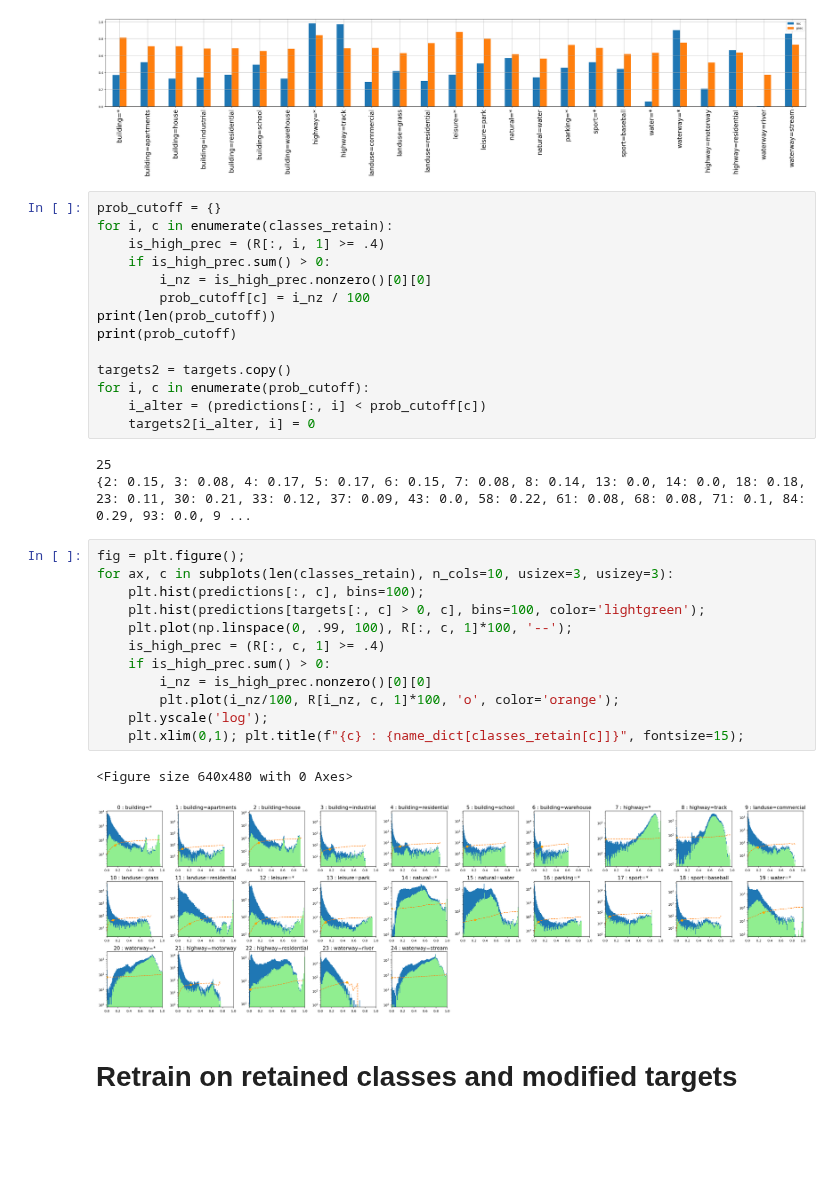
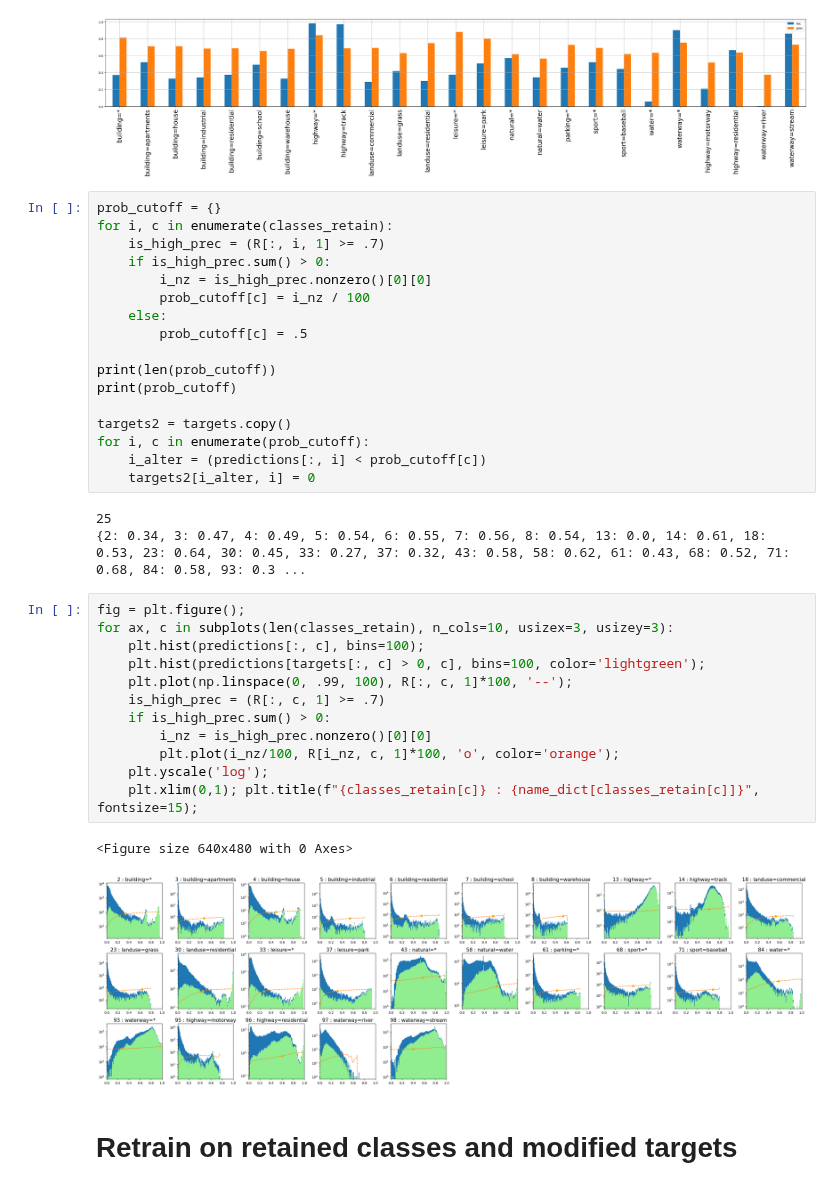
Before and after one commit to Clay-foundation/earth-text, a Jupyter notebook: notebooks/models/04b - MLC w instance relabeling.ipynb, the cells around one changed output. Saved outputs shown, nothing was run; the diff lists cells and outputs as text; blank space fills up the shorter version.

```diff
--- a/notebooks/models/04b - MLC w instance relabeling.ipynb
+++ b/notebooks/models/04b - MLC w instance relabeling.ipynb
@@ -487,10 +487,13 @@ ax.set_xticklabels(labels=(name_dict[classes_retain[i]] for i in range(len(class
 # %%
 prob_cutoff = {}
 for i, c in enumerate(classes_retain):
-    is_high_prec = (R[:, i, 1] >= .4)
+    is_high_prec = (R[:, i, 1] >= .7)
     if is_high_prec.sum() > 0:
         i_nz = is_high_prec.nonzero()[0][0]
         prob_cutoff[c] = i_nz / 100
+    else:
+        prob_cutoff[c] = .5
+
 print(len(prob_cutoff))
 print(prob_cutoff)
 
@@ -500,22 +503,22 @@ for i, c in enumerate(prob_cutoff):
     targets2[i_alter, i] = 0
 # %% [output]
 25
-{2: 0.15, 3: 0.08, 4: 0.17, 5: 0.17, 6: 0.15, 7: 0.08, 8: 0.14, 13: 0.0, 14: 0.0, 18: 0.18, 23: 0.11, 30: 0.21, 33: 0.12, 37: 0.09, 43: 0.0, 58: 0.22, 61: 0.08, 68: 0.08, 71: 0.1, 84: 0.29, 93: 0.0, 9 ...
+{2: 0.34, 3: 0.47, 4: 0.49, 5: 0.54, 6: 0.55, 7: 0.56, 8: 0.54, 13: 0.0, 14: 0.61, 18: 0.53, 23: 0.64, 30: 0.45, 33: 0.27, 37: 0.32, 43: 0.58, 58: 0.62, 61: 0.43, 68: 0.52, 71: 0.68, 84: 0.58, 93: 0.3 ...
 # %%
 fig = plt.figure();
 for ax, c in subplots(len(classes_retain), n_cols=10, usizex=3, usizey=3):
     plt.hist(predictions[:, c], bins=100);
     plt.hist(predictions[targets[:, c] > 0, c], bins=100, color='lightgreen');
     plt.plot(np.linspace(0, .99, 100), R[:, c, 1]*100, '--');
-    is_high_prec = (R[:, c, 1] >= .4)
+    is_high_prec = (R[:, c, 1] >= .7)
     if is_high_prec.sum() > 0:
         i_nz = is_high_prec.nonzero()[0][0]
         plt.plot(i_nz/100, R[i_nz, c, 1]*100, 'o', color='orange');
     plt.yscale('log');
-    plt.xlim(0,1); plt.title(f"{c} : {name_dict[classes_retain[c]]}", fontsize=15);
+    plt.xlim(0,1); plt.title(f"{classes_retain[c]} : {name_dict[classes_retain[c]]}", fontsize=15);
 # %% [output]
 <Figure size 640x480 with 0 Axes>
-[figure, old version]
+[figure, new version]
 # %% [markdown]
 # Retrain on retained classes and modified targets
 # %% [markdown]
```
Also changed, not shown: parts of 13 cells of this notebook.
